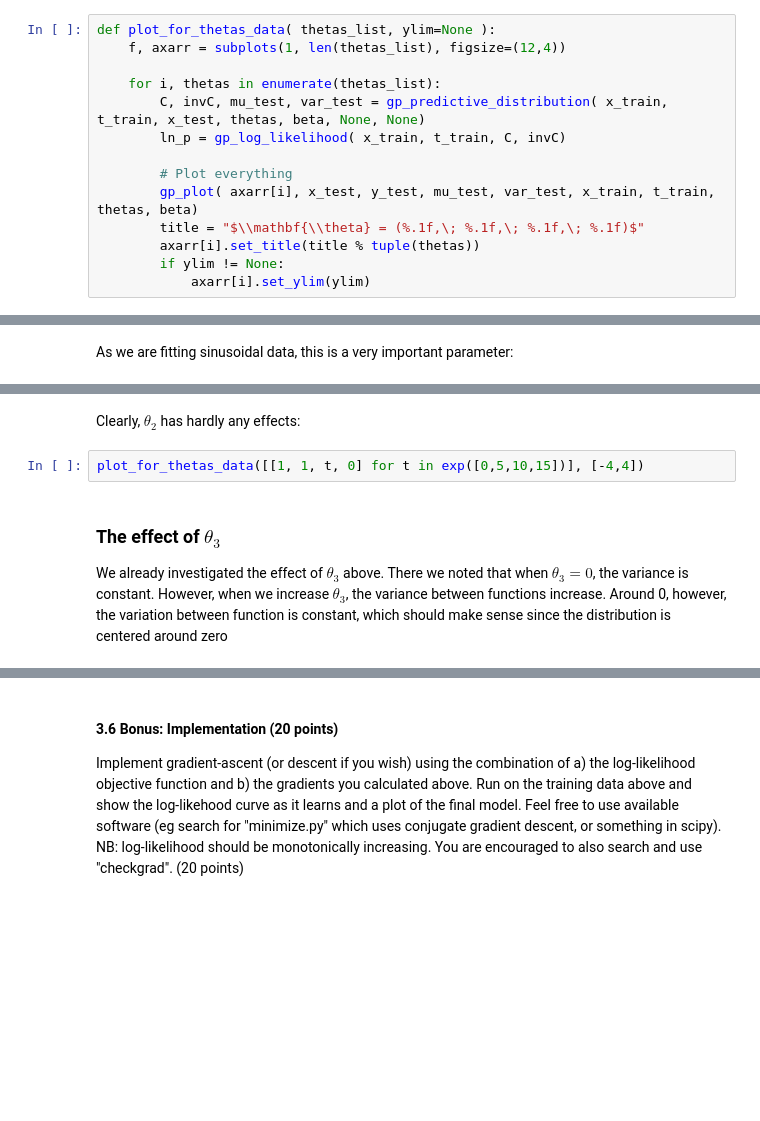
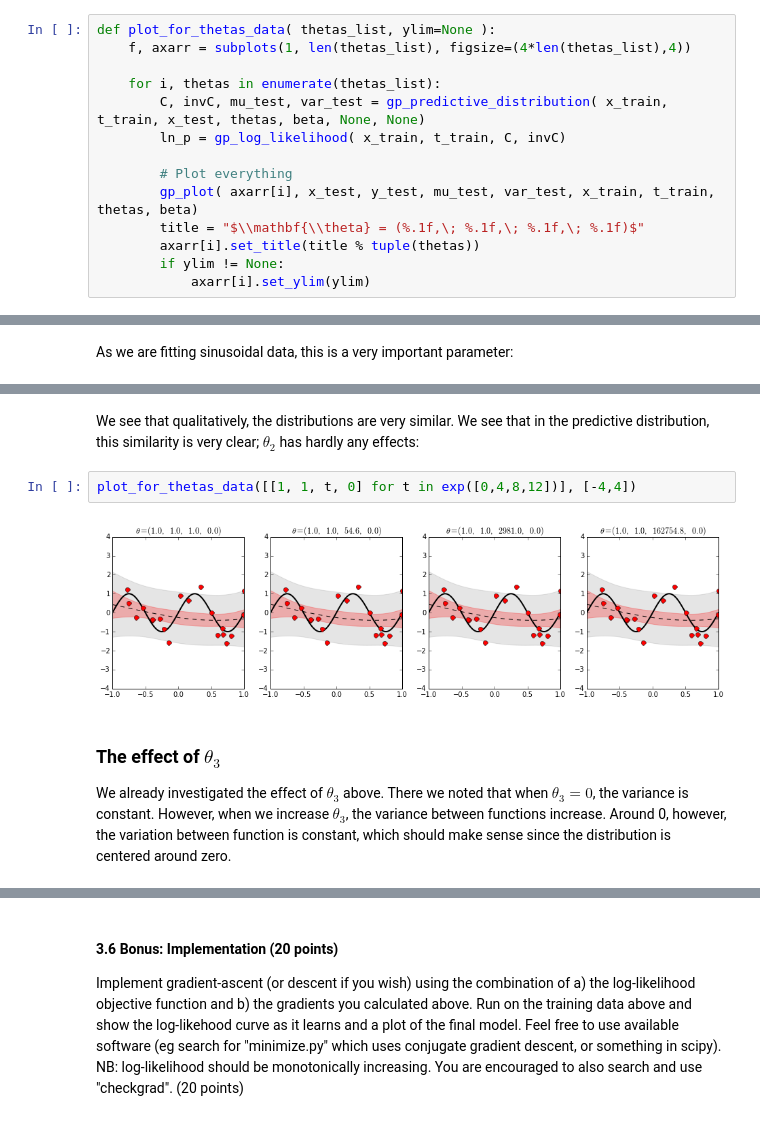
Before and after one commit to UnarmedLad/Machine-Learning-1, a Jupyter notebook: Lab3.ipynb, the cells around one changed output, grey strips where cells are left out. Saved outputs shown, nothing was run; the diff lists cells and outputs as text; blank space fills up the shorter version.

```diff
--- a/Lab3.ipynb
+++ b/Lab3.ipynb
@@ -385,7 +420,7 @@ def plot_for_thetas(thetas_list, ylim=None):
                 axarr[i].set_ylim([m - (M-m)*.1, M+ (M-m)*.1])
 # %%
 def plot_for_thetas_data( thetas_list, ylim=None ):
-    f, axarr = subplots(1, len(thetas_list), figsize=(12,4))
+    f, axarr = subplots(1, len(thetas_list), figsize=(4*len(thetas_list),4))
 
     for i, thetas in enumerate(thetas_list):
         C, invC, mu_test, var_test = gp_predictive_distribution( x_train, t_train, x_test, thetas, beta, None, None)
@@ -426,9 +477,11 @@ plot_for_thetas([[1, 1, t, 0] for t in  exp([0,2,3,4])], [-16,16])
-# %% [markdown]
-Clearly, $\theta_2$ has hardly any effects:
+# %% [markdown]
+We see that qualitatively, the distributions are very similar. We see that in the predictive distribution, this similarity is very clear; $\theta_2$ has hardly any effects:
 # %%
-plot_for_thetas_data([[1, 1, t, 0] for t in exp([0,5,10,15])], [-4,4])
+plot_for_thetas_data([[1, 1, t, 0] for t in exp([0,4,8,12])], [-4,4])
+# %% [output]
+[figure, added]
 # %% [markdown]
 ### The effect of $\theta_3$
-We already investigated the effect of $\theta_3$ above. There we noted that when $\theta_3=0$, the variance is constant. However, when we increase $\theta_3$, the variance between functions increase. Around 0, however, the variation between function is constant, which should make sense since the distribution is centered around zero
+We already investigated the effect of $\theta_3$ above. There we noted that when $\theta_3=0$, the variance is constant. However, when we increase $\theta_3$, the variance between functions increase. Around 0, however, the variation between function is constant, which should make sense since the distribution is centered around zero.
 # %%
 plot_for_thetas([[1, 1, 1, t] for t in [0,4,16,64]], [-15,15])
```
Also changed, not shown: parts of 21 cells of this notebook.
